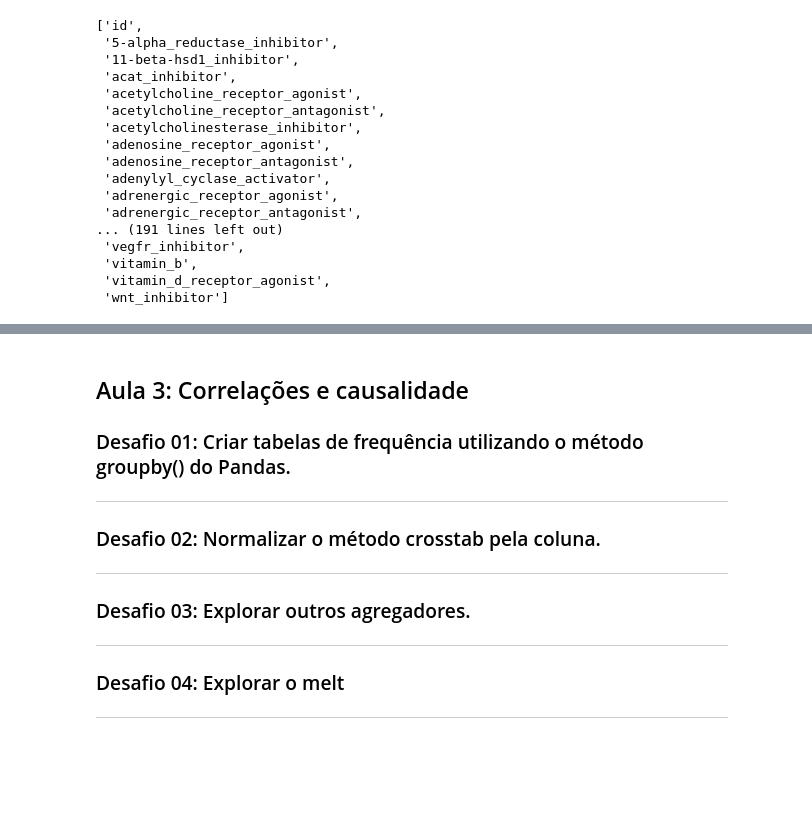
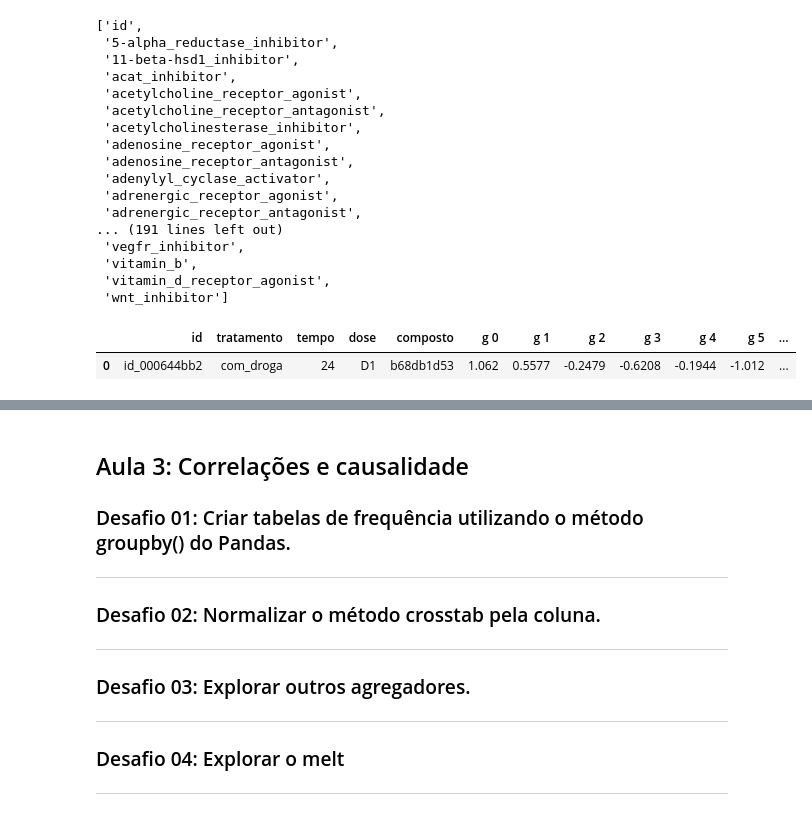
Before and after one commit to henriqueotogami/imersao-dados-3-alura, a Jupyter notebook: Desafios.ipynb, the cells around one changed output, grey strips where cells are left out. Cells and saved outputs as stored; diff of their text form; code cells hidden in the pictures; blank space fills up the shorter version.

```diff
--- a/Desafios.ipynb
+++ b/Desafios.ipynb
@@ -404,3 +404,8 @@ dados_resultados.head()
  'vitamin_b',
  'vitamin_d_receptor_agonist',
  'wnt_inhibitor']
+# %%
+dados.query('"id_000644bb2" in id')
+# %% [output]
+|  | id | tratamento | tempo | dose | composto | g 0 | g 1 | g 2 | g 3 | g 4 | g 5 | ... |
+| 0 | id_000644bb2 | com_droga | 24 | D1 | b68db1d53 | 1.062 | 0.5577 | -0.2479 | -0.6208 | -0.1944 | -1.012 | ... |
```
Also changed, not shown: parts of 7 cells of this notebook.
